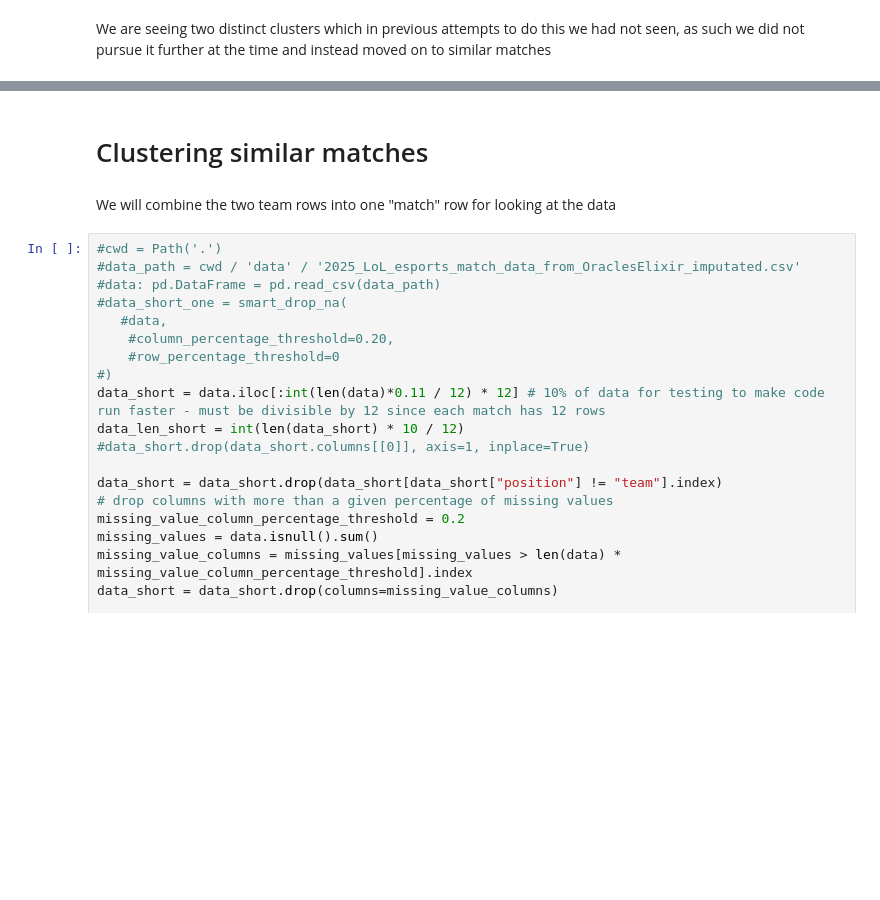
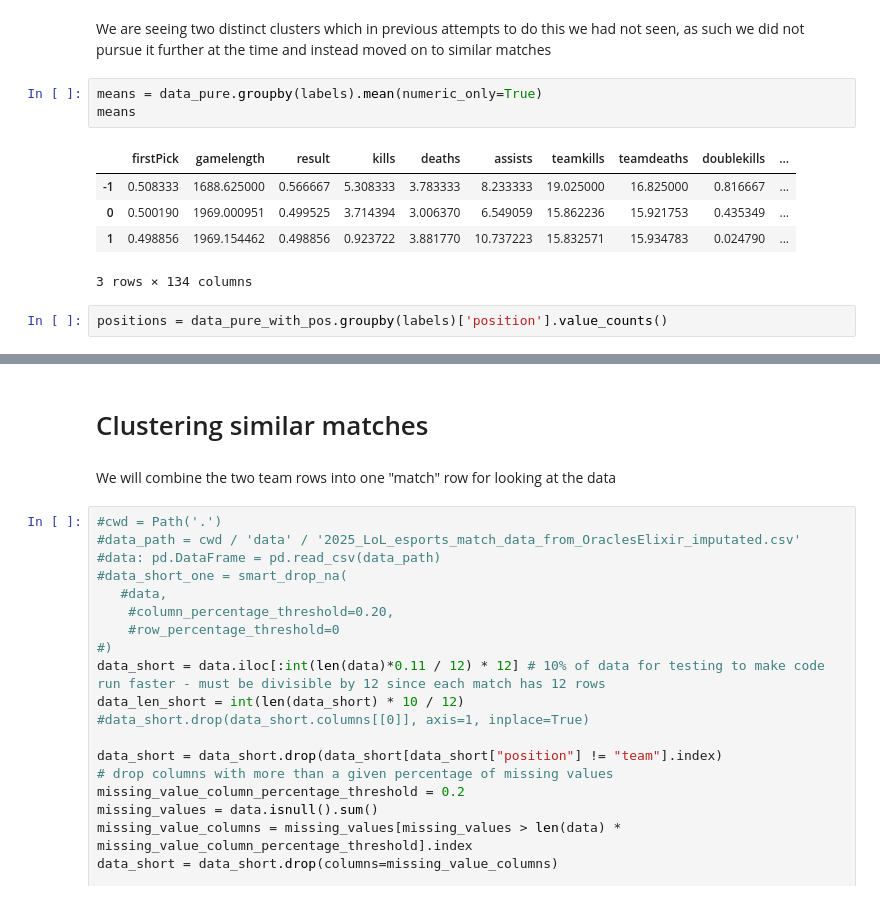
Before and after one commit to dwarfy35/Datamining_project, a Jupyter notebook: Project_main.ipynb, the cells around one changed output, grey strips where cells are left out. Saved outputs shown, nothing was run; the diff lists cells and outputs as text; blank space fills up the shorter version.

```diff
--- a/Project_main.ipynb
+++ b/Project_main.ipynb
@@ -896,2 +901,13 @@ plt.show()
 # %% [markdown]
 We are seeing two distinct clusters which in previous attempts to do this we had not seen, as such we did not pursue it further at the time and instead moved on to similar matches
+# %%
+means = data_pure.groupby(labels).mean(numeric_only=True)
+means
+# %% [output]
+|  | firstPick | gamelength | result | kills | deaths | assists | teamkills | teamdeaths | doublekills | ... |
+| -1 | 0.508333 | 1688.625000 | 0.566667 | 5.308333 | 3.783333 | 8.233333 | 19.025000 | 16.825000 | 0.816667 | ... |
+| 0 | 0.500190 | 1969.000951 | 0.499525 | 3.714394 | 3.006370 | 6.549059 | 15.862236 | 15.921753 | 0.435349 | ... |
+| 1 | 0.498856 | 1969.154462 | 0.498856 | 0.923722 | 3.881770 | 10.737223 | 15.832571 | 15.934783 | 0.024790 | ... |
+3 rows × 134 columns
+# %%
+positions = data_pure_with_pos.groupby(labels)['position'].value_counts()
```
Also changed, not shown: parts of 8 cells of this notebook.
